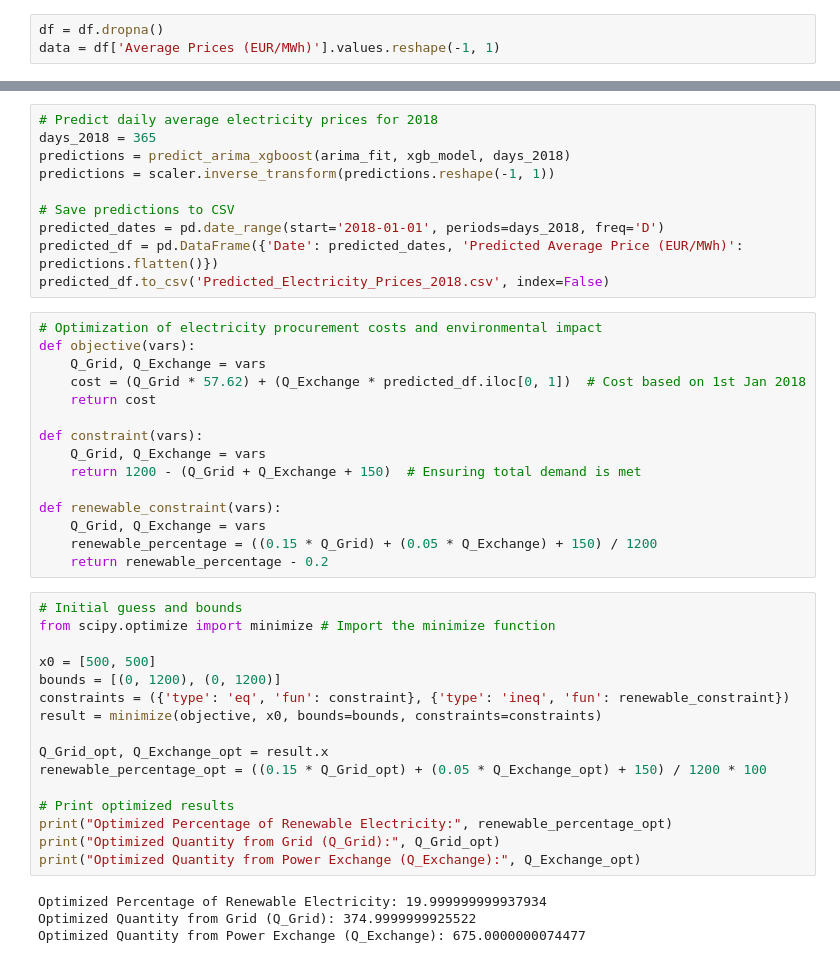
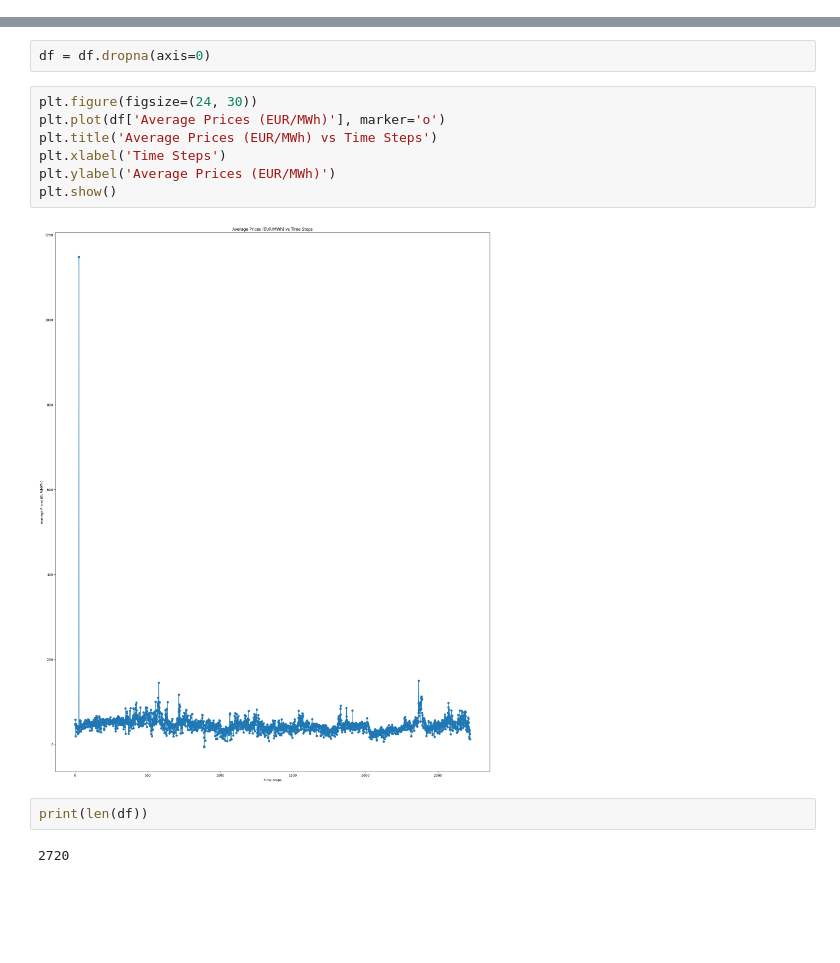
Before and after one commit to Harishchand83077/SustAInify, a Jupyter notebook: SustAInify.ipynb, the cells around one changed output, grey strips where cells are left out. Saved outputs shown, nothing was run; the diff lists cells and outputs as text; blank space fills up the shorter version.

```diff
--- a/SustAInify.ipynb
+++ b/SustAInify.ipynb
@@ -14,6 +17,3 @@ df=pd.read_csv(path)
-# %%
-df = df.dropna()
-data = df['Average Prices (EUR/MWh)'].values.reshape(-1, 1)
 # %%
 df
 # %% [output]
@@ -157,45 +33,15 @@ def predict_arima_xgboost(arima_fit, xgb_model, steps):
-# %%
-# Predict daily average electricity prices for 2018
-days_2018 = 365
-predictions = predict_arima_xgboost(arima_fit, xgb_model, days_2018)
-predictions = scaler.inverse_transform(predictions.reshape(-1, 1))
-
-# Save predictions to CSV
-predicted_dates = pd.date_range(start='2018-01-01', periods=days_2018, freq='D')
-predicted_df = pd.DataFrame({'Date': predicted_dates, 'Predicted Average Price (EUR/MWh)': predictions.flatten()})
-predicted_df.to_csv('Predicted_Electricity_Prices_2018.csv', index=False)
-# %%
-# Optimization of electricity procurement costs and environmental impact
-def objective(vars):
-    Q_Grid, Q_Exchange = vars
-    cost = (Q_Grid * 57.62) + (Q_Exchange * predicted_df.iloc[0, 1])  # Cost based on 1st Jan 2018
-    return cost
-
-def constraint(vars):
-    Q_Grid, Q_Exchange = vars
-    return 1200 - (Q_Grid + Q_Exchange + 150)  # Ensuring total demand is met
-
-def renewable_constraint(vars):
-    Q_Grid, Q_Exchange = vars
-    renewable_percentage = ((0.15 * Q_Grid) + (0.05 * Q_Exchange) + 150) / 1200
-    return renewable_percentage - 0.2
-# %%
-# Initial guess and bounds
-from scipy.optimize import minimize # Import the minimize function
-
-x0 = [500, 500]
-bounds = [(0, 1200), (0, 1200)]
-constraints = ({'type': 'eq', 'fun': constraint}, {'type': 'ineq', 'fun': renewable_constraint})
-result = minimize(objective, x0, bounds=bounds, constraints=constraints)
-
-Q_Grid_opt, Q_Exchange_opt = result.x
-renewable_percentage_opt = ((0.15 * Q_Grid_opt) + (0.05 * Q_Exchange_opt) + 150) / 1200 * 100
-
-# Print optimized results
-print("Optimized Percentage of Renewable Electricity:", renewable_percentage_opt)
-print("Optimized Quantity from Grid (Q_Grid):", Q_Grid_opt)
-print("Optimized Quantity from Power Exchange (Q_Exchange):", Q_Exchange_opt)
-# %% [output]
-Optimized Percentage of Renewable Electricity: 19.999999999937934
-Optimized Quantity from Grid (Q_Grid): 374.9999999925522
-Optimized Quantity from Power Exchange (Q_Exchange): 675.0000000074477
+# %%
+df = df.dropna(axis=0)
+# %%
+plt.figure(figsize=(24, 30))
+plt.plot(df['Average Prices (EUR/MWh)'], marker='o')
+plt.title('Average Prices (EUR/MWh) vs Time Steps')
+plt.xlabel('Time Steps')
+plt.ylabel('Average Prices (EUR/MWh)')
+plt.show()
+# %% [output]
+[figure, added]
+# %%
+print(len(df))
+# %% [output]
+2720
```
Also changed, not shown: parts of 54 cells of this notebook.
